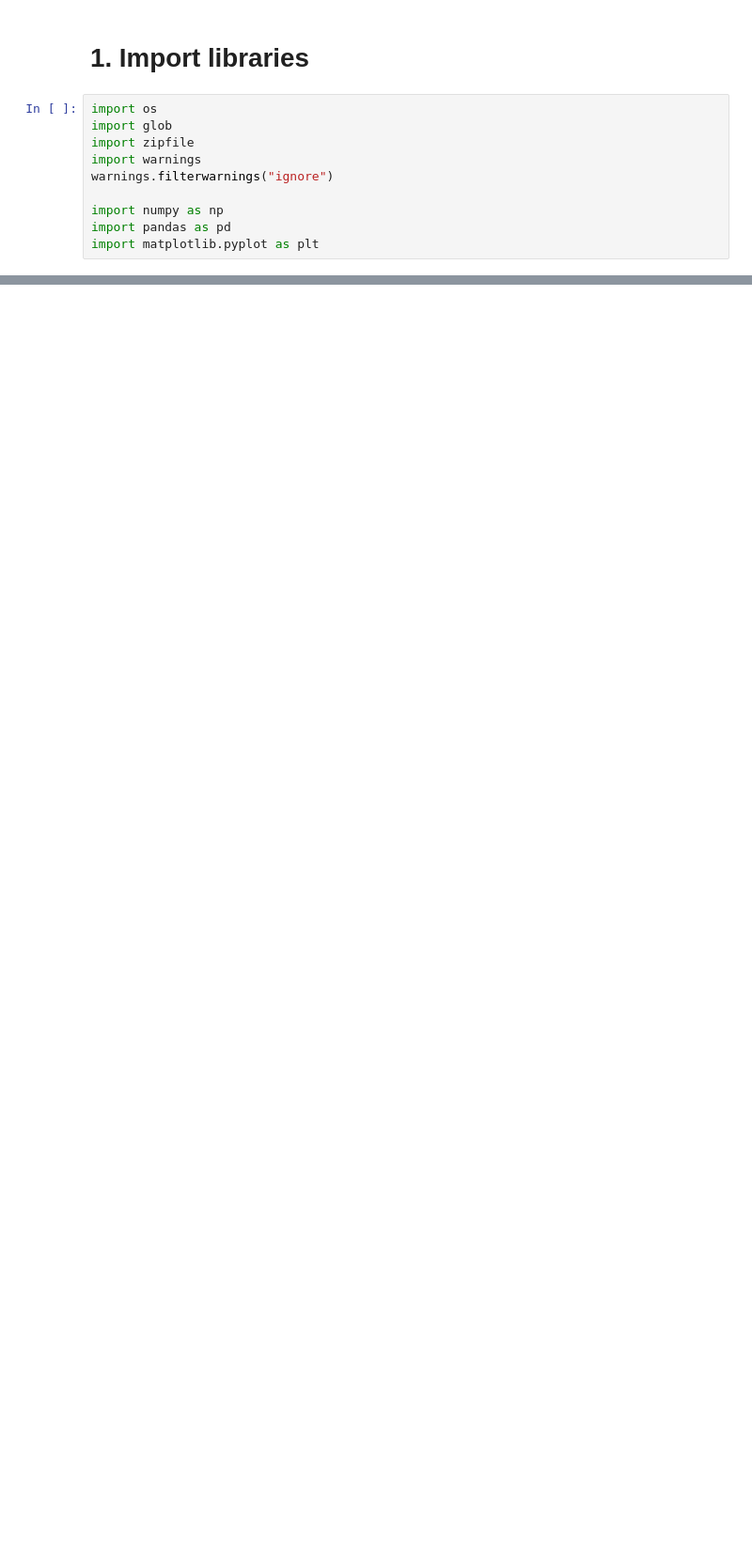
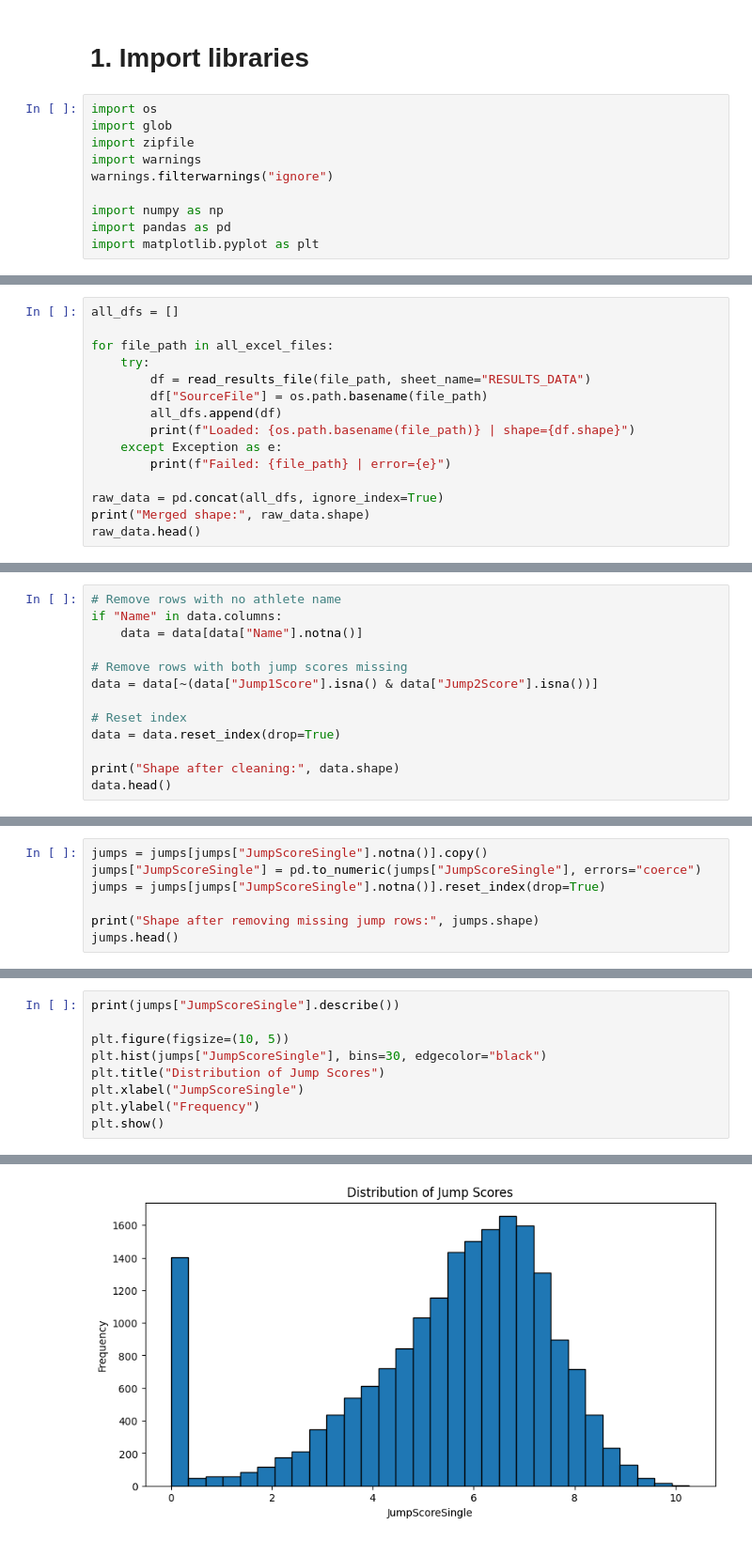
Before and after one commit to Zijian211/ski-jump-goal1, a Jupyter notebook: research-project-ski-jump-goal-1.ipynb, the cells around one changed output, grey strips where cells are left out. Shown at 94% size. Drawn from its saved outputs; the diff is of its cells as text; blank space fills up the shorter version.

Commit message:
Kaggle Notebook | Research Project Ski Jump Goal 1 | Phase 2

```diff
--- a/research-project-ski-jump-goal-1.ipynb
+++ b/research-project-ski-jump-goal-1.ipynb
@@ -18,0 +103,15 @@ import matplotlib.pyplot as plt
+# %%
+all_dfs = []
+
+for file_path in all_excel_files:
+    try:
+        df = read_results_file(file_path, sheet_name="RESULTS_DATA")
+        df["SourceFile"] = os.path.basename(file_path)
+        all_dfs.append(df)
+        print(f"Loaded: {os.path.basename(file_path)} | shape={df.shape}")
+    except Exception as e:
+        print(f"Failed: {file_path} | error={e}")
+
+raw_data = pd.concat(all_dfs, ignore_index=True)
+print("Merged shape:", raw_data.shape)
+raw_data.head()
@@ -18,0 +222,13 @@ import matplotlib.pyplot as plt
+# %%
+# Remove rows with no athlete name
+if "Name" in data.columns:
+    data = data[data["Name"].notna()]
+
+# Remove rows with both jump scores missing
+data = data[~(data["Jump1Score"].isna() & data["Jump2Score"].isna())]
+
+# Reset index
+data = data.reset_index(drop=True)
+
+print("Shape after cleaning:", data.shape)
+data.head()
@@ -18,0 +291,7 @@ import matplotlib.pyplot as plt
+# %%
+jumps = jumps[jumps["JumpScoreSingle"].notna()].copy()
+jumps["JumpScoreSingle"] = pd.to_numeric(jumps["JumpScoreSingle"], errors="coerce")
+jumps = jumps[jumps["JumpScoreSingle"].notna()].reset_index(drop=True)
+
+print("Shape after removing missing jump rows:", jumps.shape)
+jumps.head()
@@ -18,0 +309,10 @@ import matplotlib.pyplot as plt
+# %%
+print(jumps["JumpScoreSingle"].describe())
+
+plt.figure(figsize=(10, 5))
+plt.hist(jumps["JumpScoreSingle"], bins=30, edgecolor="black")
+plt.title("Distribution of Jump Scores")
+plt.xlabel("JumpScoreSingle")
+plt.ylabel("Frequency")
+plt.show()
+# %% [output]
@@ -18,0 +328 @@ import matplotlib.pyplot as plt
+[figure, added]
```
Also changed, not shown: parts of 40 cells of this notebook.
